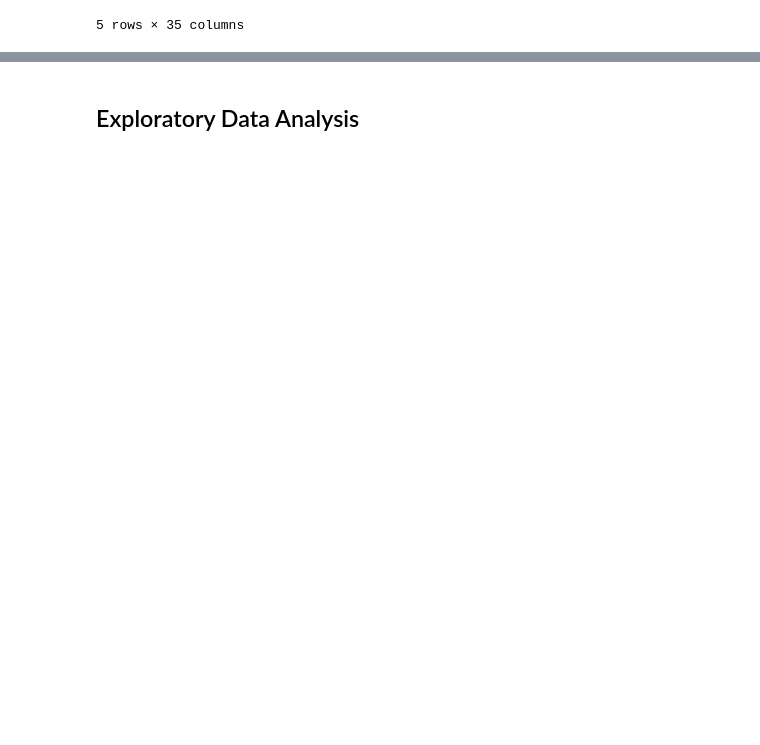
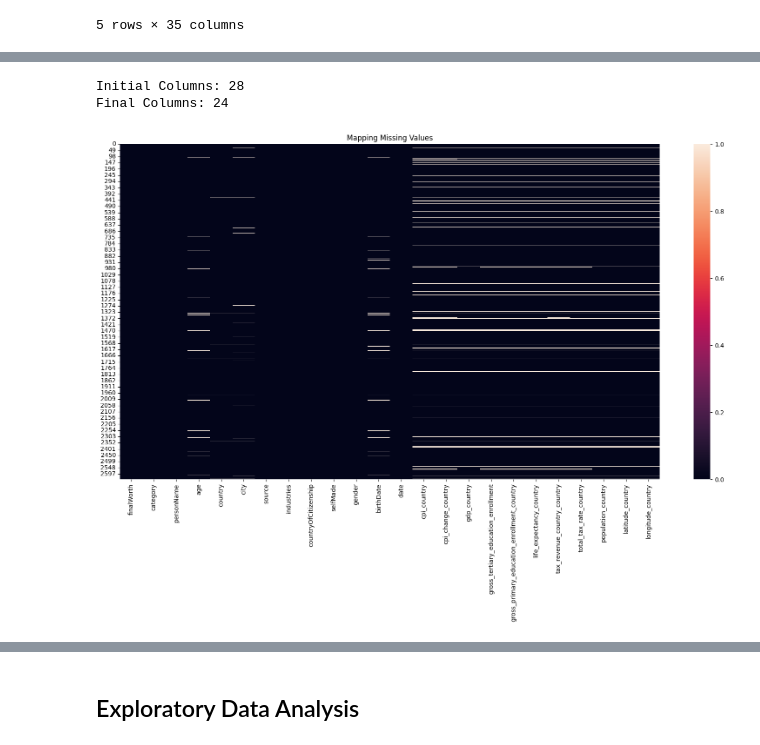
Before and after one commit to cyrilmichino/billionaire-statistical-analysis, a Jupyter notebook: notebook.ipynb, the cells around one changed output, grey strips where cells are left out. Cells and saved outputs as stored; diff of their text form; code cells hidden in the pictures; blank space fills up the shorter version.

```diff
--- a/notebook.ipynb
+++ b/notebook.ipynb
@@ -59,0 +87,15 @@ df.head()
+# %%
+print(f"Initial Columns: {df.columns.shape[0]}")
+df = df.drop(columns=['organization','title', 'state', 'residenceStateRegion'])
+print(f"Final Columns: {df.columns.shape[0]}")
+# %% [output]
+Initial Columns: 28
+Final Columns: 24
+# %%
+## Visualising Missing Values (After dropping extremely affected columns)
+plt.figure(figsize=(20,10))
+sns.heatmap(df.isnull())
+plt.title("Mapping Missing Values")
+plt.show()
+# %% [output]
+[figure, added]
```
Also changed, not shown: parts of 14 cells of this notebook.
